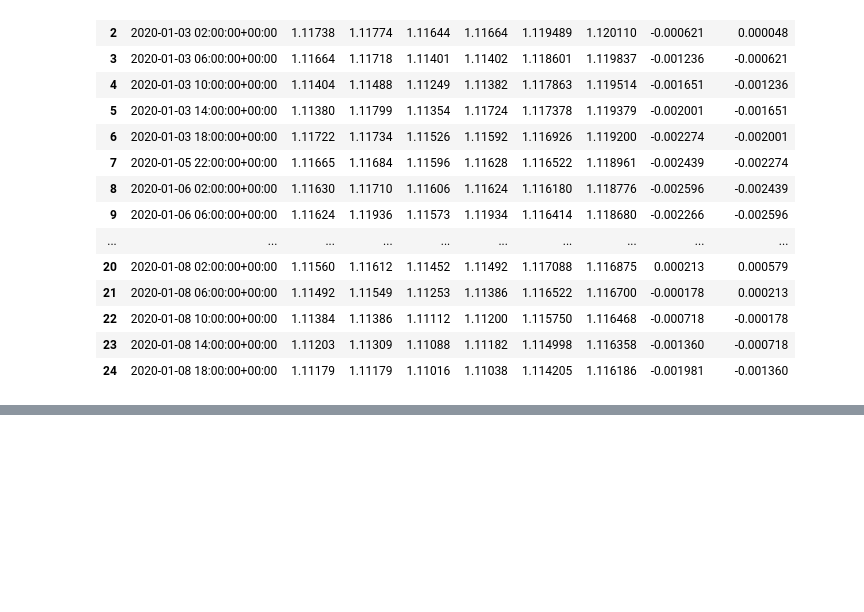
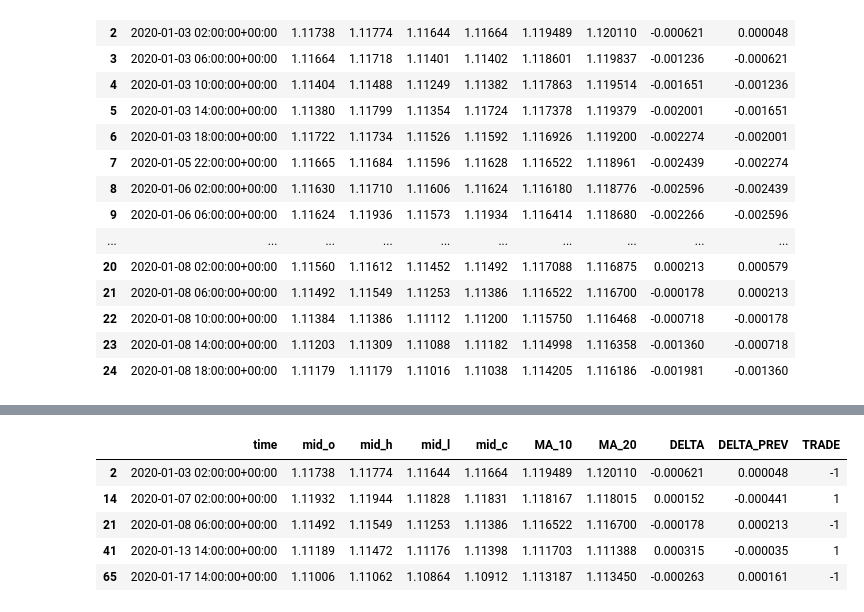
Before and after one commit to mindeleven/introduction-to-python, a Jupyter notebook: Algorythimc-Forex-Trading/code/exploration/04_Analysing-Moving-Average-Crossings.ipynb, the cells around one changed output, grey strips where cells are left out. Cells and saved outputs as stored; diff of their text form; code cells hidden in the pictures; blank space fills up the shorter version.

```diff
--- a/Algorythimc-Forex-Trading/code/exploration/04_Analysing-Moving-Average-Crossings.ipynb
+++ b/Algorythimc-Forex-Trading/code/exploration/04_Analysing-Moving-Average-Crossings.ipynb
@@ -182,0 +206,3 @@ def is_trade(row):
+# %%
+# get a dataframe with the interesting trades
+df_trades = df_an[df_an.TRADE != NONE]
@@ -182,0 +214,9 @@ def is_trade(row):
+# %%
+df_trades.head(5)
+# %% [output]
+|  | time | mid_o | mid_h | mid_l | mid_c | MA_10 | MA_20 | DELTA | DELTA_PREV | TRADE |
+| 2 | 2020-01-03 02:00:00+00:00 | 1.11738 | 1.11774 | 1.11644 | 1.11664 | 1.119489 | 1.120110 | -0.000621 | 0.000048 | -1 |
+| 14 | 2020-01-07 02:00:00+00:00 | 1.11932 | 1.11944 | 1.11828 | 1.11831 | 1.118167 | 1.118015 | 0.000152 | -0.000441 | 1 |
+| 21 | 2020-01-08 06:00:00+00:00 | 1.11492 | 1.11549 | 1.11253 | 1.11386 | 1.116522 | 1.116700 | -0.000178 | 0.000213 | -1 |
+| 41 | 2020-01-13 14:00:00+00:00 | 1.11189 | 1.11472 | 1.11176 | 1.11398 | 1.111703 | 1.111388 | 0.000315 | -0.000035 | 1 |
+| 65 | 2020-01-17 14:00:00+00:00 | 1.11006 | 1.11062 | 1.10864 | 1.10912 | 1.113187 | 1.113450 | -0.000263 | 0.000161 | -1 |
```
Also changed, not shown: parts of 4 cells of this notebook.
